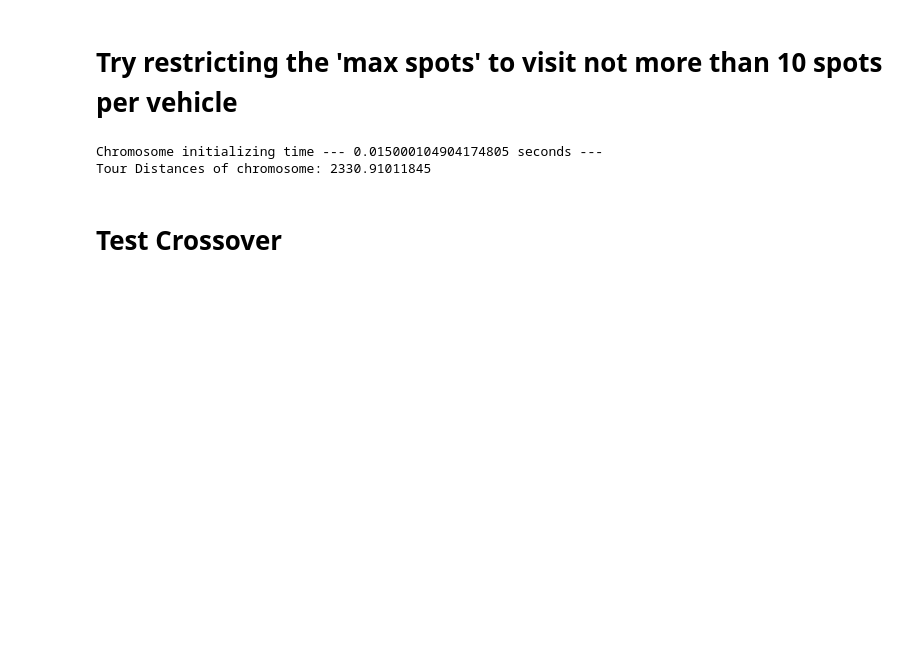
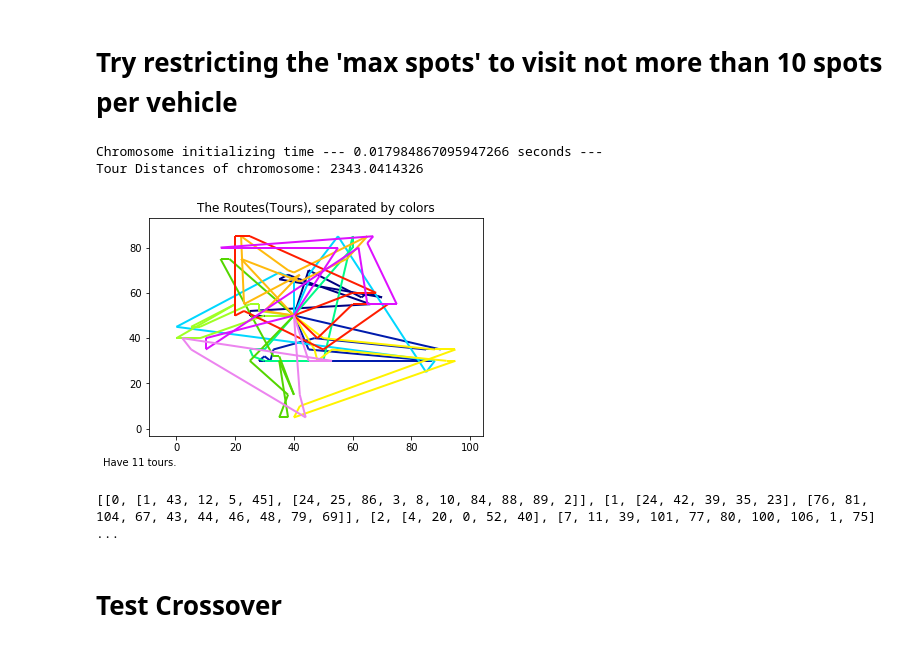
Before and after one commit to Worse2Worst/Senior-Project, a Jupyter notebook: src/visualize_benchmark.ipynb, the cells around one changed output. Drawn from its saved outputs; the diff is of its cells as text; code cells hidden in the pictures; blank space fills up the shorter version.

```diff
--- a/src/visualize_benchmark.ipynb
+++ b/src/visualize_benchmark.ipynb
@@ -61,16 +61,18 @@ Tour Distances of chromosome: 1687.23532208
 # Try restricting the 'max spots' to visit not more than 10 spots per vehicle
 # %%
 start_time = time.time()
-chromosome = GA.initialize_Feasible_chromosome(DISTANCES, DURATIONS, timeWindows,REQUESTS,numVehicles,maxSpot=10)
+chromosome = GA.initialize_Feasible_chromosome(DISTANCES, DURATIONS, timeWindows,REQUESTS,numVehicles, DEMANDS, LoadCapacities,maxSpot=10)
 cal_time = time.time() - start_time
 print("Chromosome initializing time --- %s seconds ---" % (cal_time))
 dist = evaluate.chromosomeRoutesDistance(chromosome,DISTANCES)
 print('Tour Distances of chromosome: '+str(dist))
 util.draw_tours(chromosome,LOCATIONS)
 print (chromosome)
 # %% [output]
-Chromosome initializing time --- 0.015000104904174805 seconds ---
-Tour Distances of chromosome: 2330.91011845
+Chromosome initializing time --- 0.017984867095947266 seconds ---
+Tour Distances of chromosome: 2343.0414326
+[figure, added]
+[[0, [1, 43, 12, 5, 45], [24, 25, 86, 3, 8, 10, 84, 88, 89, 2]], [1, [24, 42, 39, 35, 23], [76, 81, 104, 67, 43, 44, 46, 48, 79, 69]], [2, [4, 20, 0, 52, 40], [7, 11, 39, 101, 77, 80, 100, 106, 1, 75] ...
 # %% [markdown]
 # Test Crossover
 # %%
```
Also changed, not shown: parts of 8 cells of this notebook, 9 other files.
